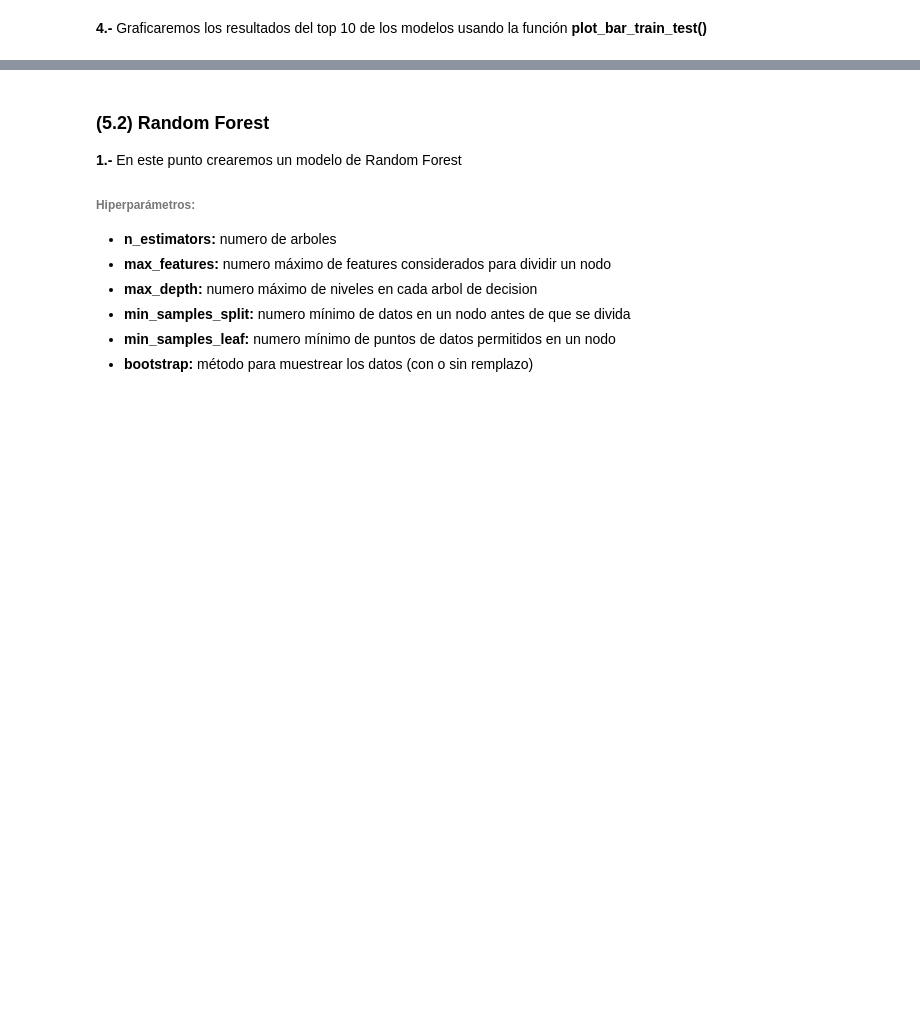
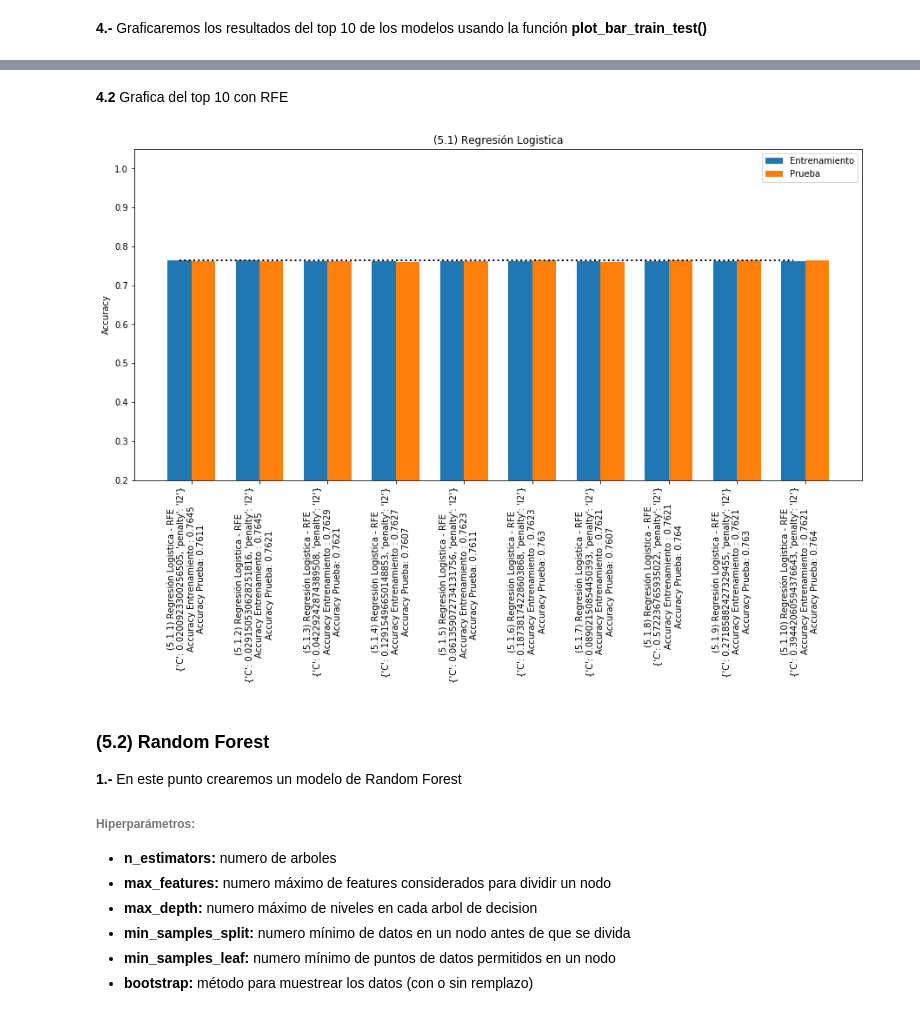
Before and after one commit to jorgeo80/UP_MCD, a Jupyter notebook: MachineLearning/Proyecto/CHURNAnalysis.ipynb, the cells around one changed output, grey strips where cells are left out. Saved outputs shown, nothing was run; the diff lists cells and outputs as text; code cells hidden in the pictures; blank space fills up the shorter version.

```diff
--- a/MachineLearning/Proyecto/CHURNAnalysis.ipynb
+++ b/MachineLearning/Proyecto/CHURNAnalysis.ipynb
@@ -434,0 +452,6 @@ lrTop10.head(5)
+# %%
+# Corremos la función que nos ayudara a obtener el top 10 delosmodelos
+lrTop10_rfe = metrics_train_test(X_train_rfe, y_train, X_test_rfe, y_test,
+                             lr_cv.fit(X_train_rfe, y_train), modelNumber, modelType + ' - RFE',
+                             LogisticRegression,lrArgs)
+lrTop10_rfe.head(5)
@@ -442,3 +474,10 @@ plot_bar_train_test(lrTop10, modelName)
+# %% [markdown]
+**4.2** Grafica del top 10 con RFE
+# %%
+# corremos la grafica con los resultados del top 10
+plot_bar_train_test(lrTop10_rfe, modelName)
+# %% [output]
+[figure, added]
 # %% [markdown]
 ### (5.2) Random Forest
 **1.-** En este punto crearemos un modelo de Random Forest
```
Also changed, not shown: parts of 18 cells of this notebook.
